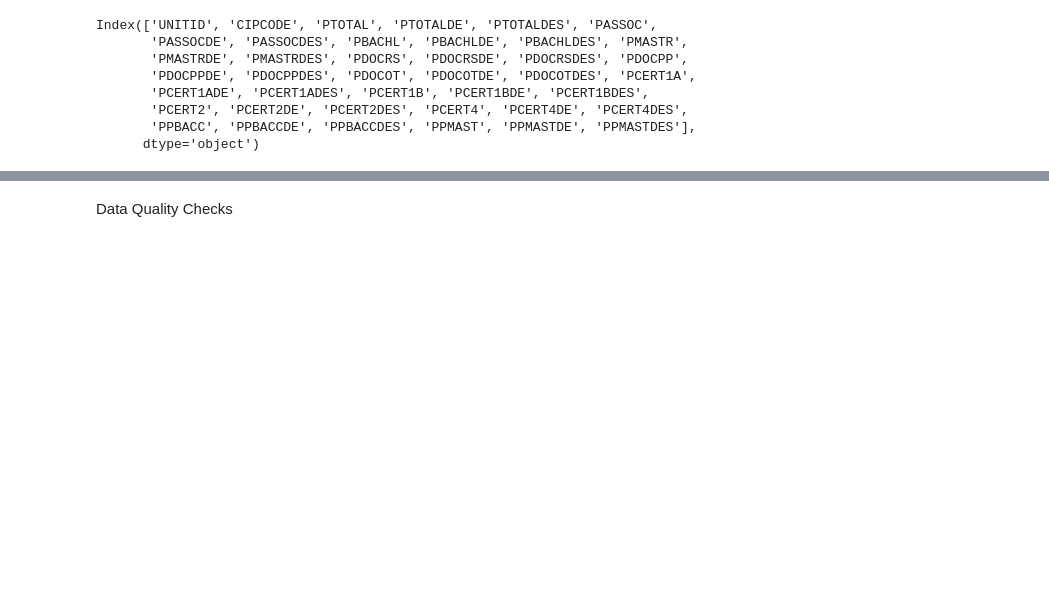
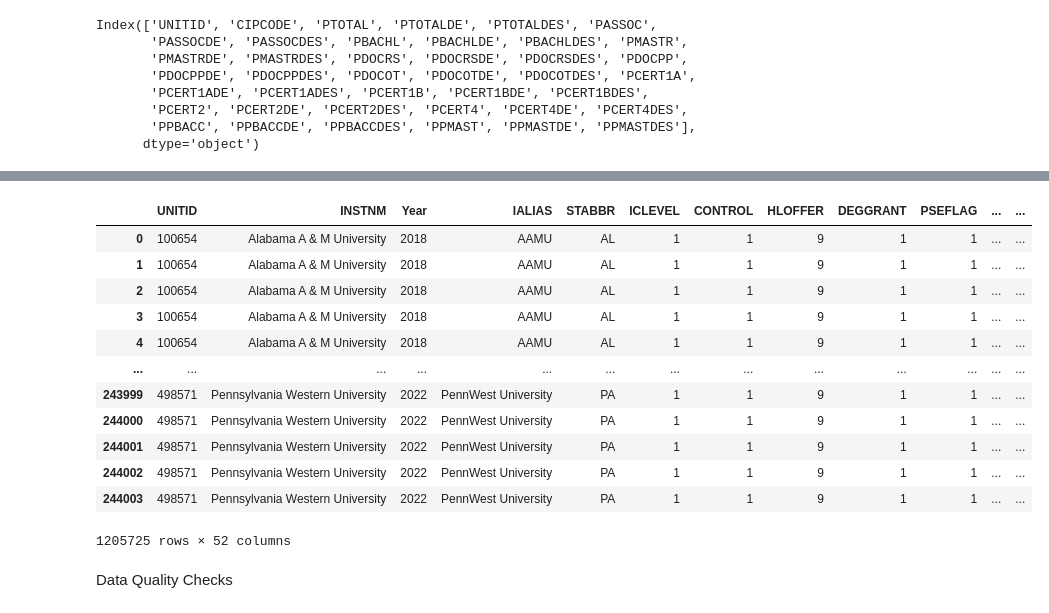
Before and after one commit to katyk20/DistanceLearning_Capstone, a Jupyter notebook: Code Notebooks/NCES_IPEDS_Dataset.ipynb, the cells around one changed output, grey strips where cells are left out. Drawn from its saved outputs; the diff is of its cells as text; code cells hidden in the pictures; blank space fills up the shorter version.

```diff
--- a/Code Notebooks/NCES_IPEDS_Dataset.ipynb
+++ b/Code Notebooks/NCES_IPEDS_Dataset.ipynb
@@ -669,7 +664,7 @@ c2019= check_cols(c2019, columns_to_check)
 # c2022= check_cols(c2022, cols_to_check)
 # %%
 #merging c files with hd institutional info
-c2018=pd.merge(hd2019, c2019, on='UNITID', how='inner')
+c2018=pd.merge(hd2018, c2018, on='UNITID', how='inner')
 c2019=pd.merge(hd2019, c2019, on='UNITID', how='inner')
 c2020=pd.merge(hd2020, c2020, on='UNITID', how='inner')
 c2021=pd.merge(hd2021, c2021, on='UNITID', how='inner')
@@ -691,7 +677,7 @@ c2020= add_year(c2020, 2020)
 c2021= add_year(c2021, 2021)
 c2022= add_year(c2022, 2022)
 # %%
-combined_completions= pd.concat([c2019.reset_index(drop=True),
+combined_completions= pd.concat([c2018.reset_index(drop=True),
                                  c2019.reset_index(drop=True),
                                    c2020.reset_index(drop=True),
                                    c2021.reset_index(drop=True),
@@ -701,3 +685,19 @@ combined_completions= pd.concat([c2019.reset_index(drop=True),
+# %%
+combined_completions
+# %% [output]
+|  | UNITID | INSTNM | Year | IALIAS | STABBR | ICLEVEL | CONTROL | HLOFFER | DEGGRANT | PSEFLAG | ... | ... |
+| 0 | 100654 | Alabama A & M University | 2018 | AAMU | AL | 1 | 1 | 9 | 1 | 1 | ... | ... |
+| 1 | 100654 | Alabama A & M University | 2018 | AAMU | AL | 1 | 1 | 9 | 1 | 1 | ... | ... |
+| 2 | 100654 | Alabama A & M University | 2018 | AAMU | AL | 1 | 1 | 9 | 1 | 1 | ... | ... |
+| 3 | 100654 | Alabama A & M University | 2018 | AAMU | AL | 1 | 1 | 9 | 1 | 1 | ... | ... |
+| 4 | 100654 | Alabama A & M University | 2018 | AAMU | AL | 1 | 1 | 9 | 1 | 1 | ... | ... |
+| ... | ... | ... | ... | ... | ... | ... | ... | ... | ... | ... | ... | ... |
+| 243999 | 498571 | Pennsylvania Western University | 2022 | PennWest University | PA | 1 | 1 | 9 | 1 | 1 | ... | ... |
+| 244000 | 498571 | Pennsylvania Western University | 2022 | PennWest University | PA | 1 | 1 | 9 | 1 | 1 | ... | ... |
+| 244001 | 498571 | Pennsylvania Western University | 2022 | PennWest University | PA | 1 | 1 | 9 | 1 | 1 | ... | ... |
+| 244002 | 498571 | Pennsylvania Western University | 2022 | PennWest University | PA | 1 | 1 | 9 | 1 | 1 | ... | ... |
+| 244003 | 498571 | Pennsylvania Western University | 2022 | PennWest University | PA | 1 | 1 | 9 | 1 | 1 | ... | ... |
+1205725 rows × 52 columns
 # %%
 combined_completions.to_csv('depprogramsoffered18_22.csv', index=False)
 # %% [markdown]
```
Also changed, not shown: parts of 4 cells of this notebook.
